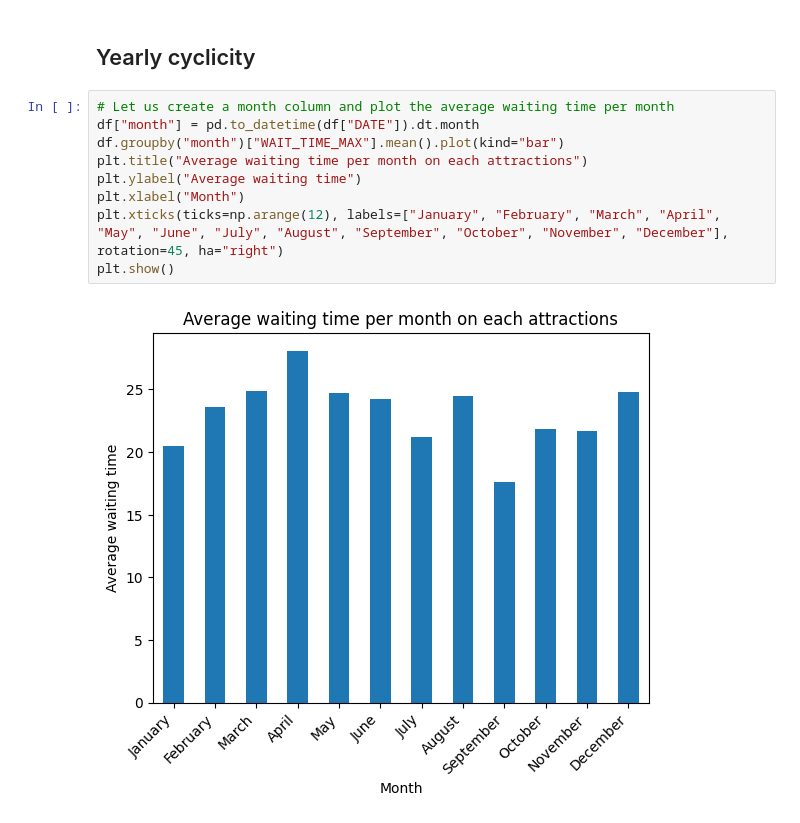
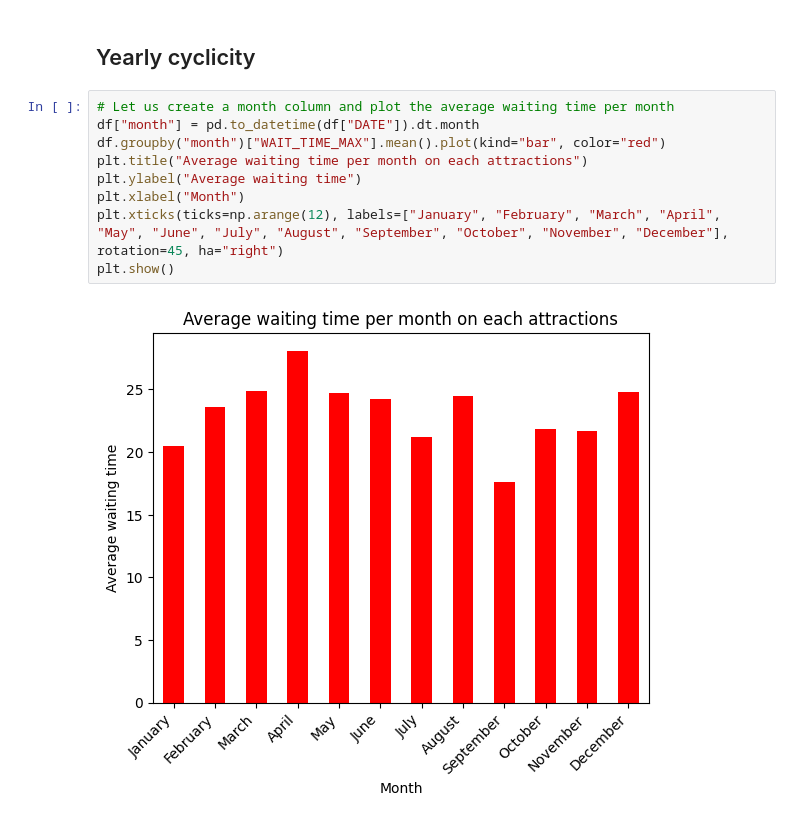
Before and after one commit to AdeStAff/endless_line, a Jupyter notebook: notebooks/Augustin/cyclicity_analysis.ipynb, the cells around one changed output. Drawn from its saved outputs; the diff is of its cells as text.

```diff
--- a/notebooks/Augustin/cyclicity_analysis.ipynb
+++ b/notebooks/Augustin/cyclicity_analysis.ipynb
@@ -100,11 +100,11 @@ plt.show()
 # %%
 # Let us create a month column and plot the average waiting time per month
 df["month"] = pd.to_datetime(df["DATE"]).dt.month
-df.groupby("month")["WAIT_TIME_MAX"].mean().plot(kind="bar")
+df.groupby("month")["WAIT_TIME_MAX"].mean().plot(kind="bar", color="red")
 plt.title("Average waiting time per month on each attractions")
 plt.ylabel("Average waiting time")
 plt.xlabel("Month")
 plt.xticks(ticks=np.arange(12), labels=["January", "February", "March", "April", "May", "June", "July", "August", "September", "October", "November", "December"], rotation=45, ha="right")
 plt.show()
 # %% [output]
-[figure, old version]
+[figure, new version]
```
Also changed, not shown: parts of 4 cells of this notebook, 5 other files.
